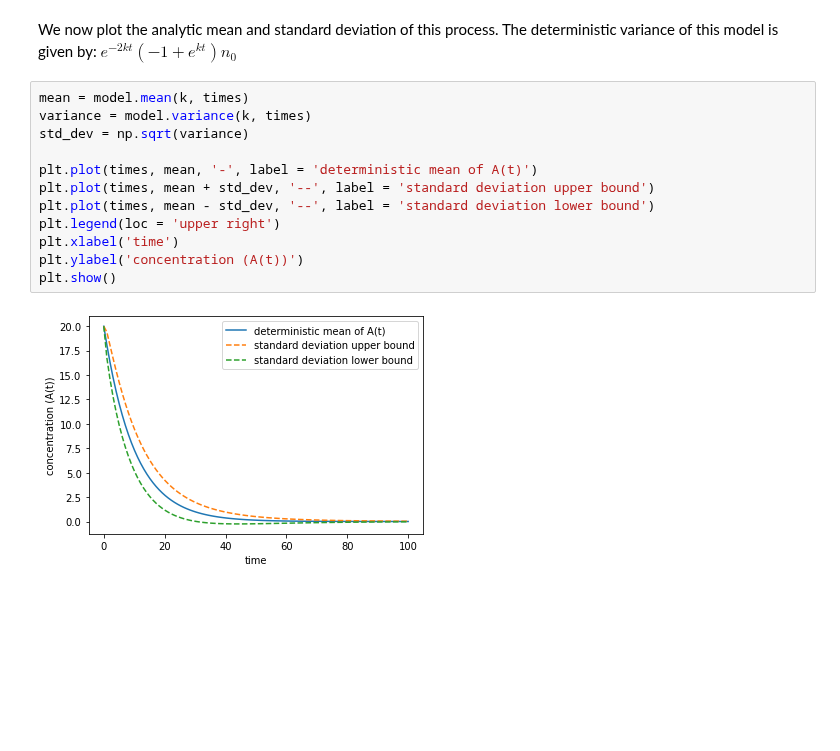
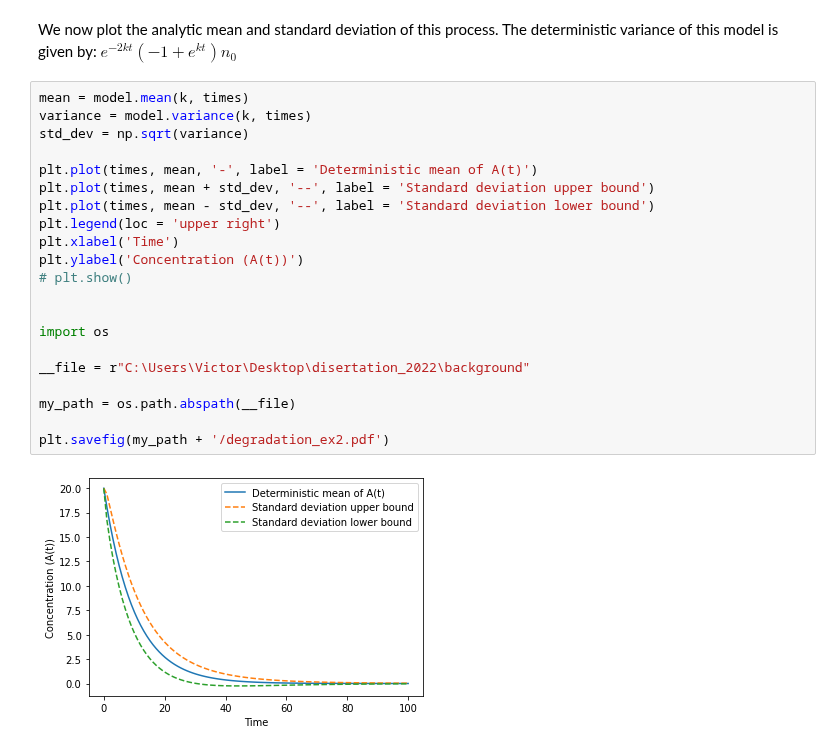
Before and after one commit to pints-team/pints, a Jupyter notebook: examples/toy/model-stochastic-degradation.ipynb, the cells around one changed output. Saved outputs shown, nothing was run; the diff lists cells and outputs as text; blank space fills up the shorter version.

```diff
--- a/examples/toy/model-stochastic-degradation.ipynb
+++ b/examples/toy/model-stochastic-degradation.ipynb
@@ -48,14 +56,23 @@ The deterministic variance of this model is given by: $e^{-2kt}(-1 + e^{kt})n_0$
 # %%
 mean = model.mean(k, times)
 variance = model.variance(k, times)
 std_dev = np.sqrt(variance)
 
-plt.plot(times, mean, '-', label = 'deterministic mean of A(t)')
-plt.plot(times, mean + std_dev, '--', label = 'standard deviation upper bound')
-plt.plot(times, mean - std_dev, '--', label = 'standard deviation lower bound')
+plt.plot(times, mean, '-', label = 'Deterministic mean of A(t)')
+plt.plot(times, mean + std_dev, '--', label = 'Standard deviation upper bound')
+plt.plot(times, mean - std_dev, '--', label = 'Standard deviation lower bound')
 plt.legend(loc = 'upper right')
-plt.xlabel('time')
-plt.ylabel('concentration (A(t))')
-plt.show()
+plt.xlabel('Time')
+plt.ylabel('Concentration (A(t))')
+# plt.show()
+
+
+import os
+
+__file = r"C:\Users\Victor\Desktop\disertation_2022\background"
+
+my_path = os.path.abspath(__file)
+
+plt.savefig(my_path + '/degradation_ex2.pdf')
 # %% [output]
-[figure, old version]
+[figure, new version]
```
Also changed, not shown: parts of 4 cells of this notebook, 2 other files.
